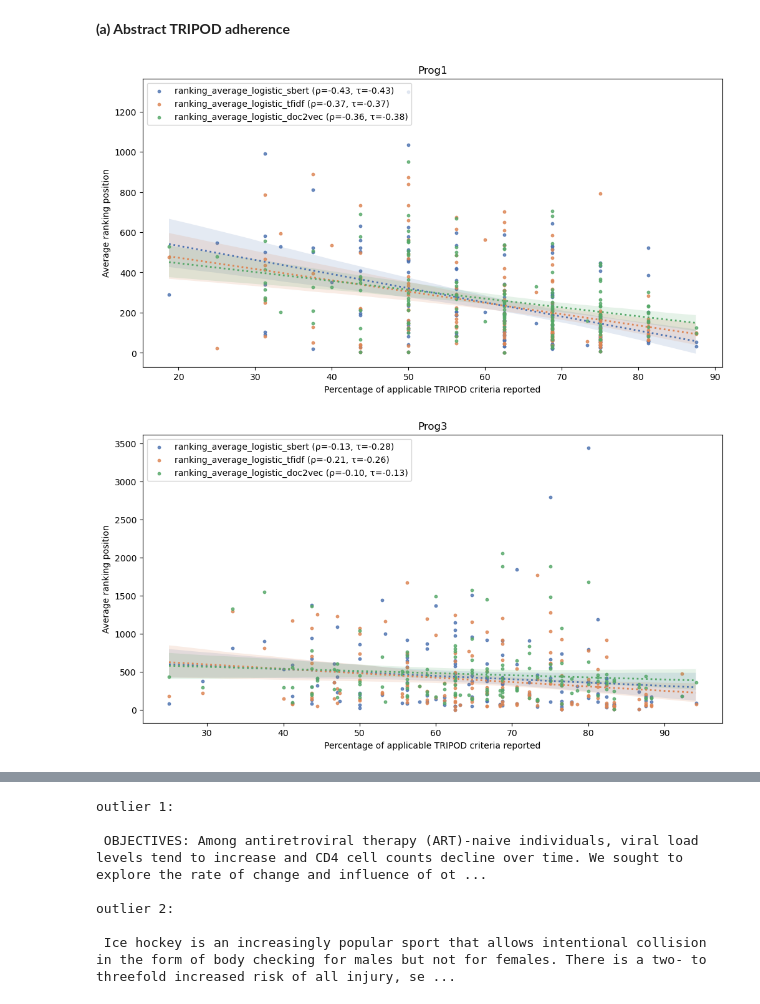
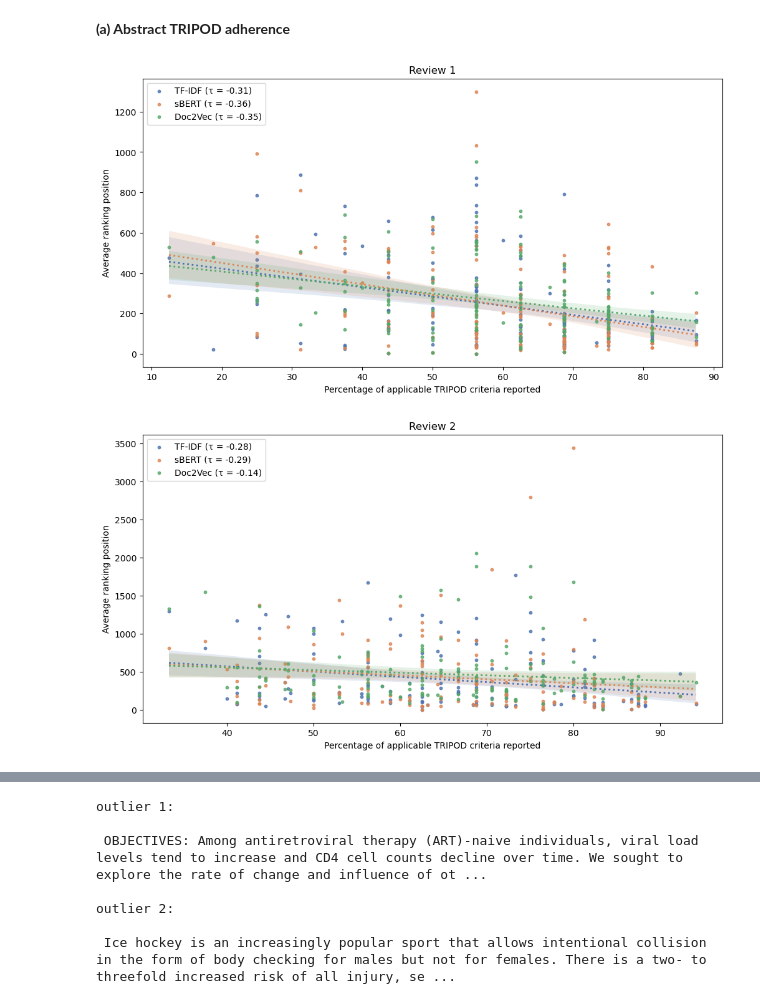
Before and after one commit to isa-sp/TAR-abstracts, a Jupyter notebook: set-up.ipynb, the cells around one changed output, grey strips where cells are left out. Cells and saved outputs as stored; diff of their text form; code cells hidden in the pictures.

```diff
--- a/set-up.ipynb
+++ b/set-up.ipynb
@@ -311,3 +300,12 @@ correlation_df_final
 | 124 | Review 2 | Abstract terminology usage (TF-ID... | sBERT | Continuous | 0.002 | 0.978 | 0.000 |
 | 125 | Review 2 | Abstract terminology usage (TF-ID... | Doc2Vec | Continuous | 0.115 | 0.166 | 0.035 |
 126 rows × 7 columns
+# %%
+# Also rename the review for the rest of the results of the current study
+rename_map = {'Prog1': 'Review 1', 'Prog3': 'Review 2'}
+review_dic_merged = {rename_map.get(k, k): v for k, v in review_dic_merged.items()}
+
+for key, value in review_dic_merged.items():
+    review_dic_merged[key] = review_dic_merged[key].rename(columns={'ranking_average_logistic_tfidf': 'TF-IDF',
+                                                                    'ranking_average_logistic_sbert': 'sBERT',
+                                                                    'ranking_average_logistic_doc2vec': 'Doc2Vec'})
@@ -314,9 +314,9 @@ correlation_df_final
 # %%
-rankings = ['ranking_average_logistic_sbert',
-            'ranking_average_logistic_tfidf',
-            'ranking_average_logistic_doc2vec'
-           ]
-dfs = ['Prog1', 'Prog3']
+rankings = ['TF-IDF',
+            'sBERT',
+            'Doc2Vec'
+                  ]
+dfs = ['Review 1', 'Review 2']
 
 plt.figure(figsize=(8, 6))
 
@@ -343,43 +343,41 @@ plt.show()
 # %% [markdown]
 **(a) Abstract TRIPOD adherence**
 # %%
-dfs = ['Prog1', 'Prog3']
+dfs = ['Review 1', 'Review 2']
 
 for df_name in dfs:
     df = review_dic_merged[df_name]
     df_plot1 = df[df['label_ft_included'] == 1].copy()
 
     x_variables = ['percentage_reported']
-    y_variables = ['ranking_average_logistic_sbert',
-                  'ranking_average_logistic_tfidf',
-                  'ranking_average_logistic_doc2vec'
+    y_variables = ['TF-IDF',
+                  'sBERT',
+                  'Doc2Vec'
                   ]
 
     plt.figure(figsize=(12, 6))
 
     colors = sns.color_palette("deep", len(y_variables))
 
     for i, y_var in enumerate(y_variables):
         x = df['percentage_reported']
         y = df[y_var]
 
-        # Compute Pearson correlation coefficient
-        pearson_corr = x.corr(y, method='pearson')
         spearman_corr = x.corr(y, method='spearman')
 
         sns.regplot(x=x, y=y, scatter=True,
                     scatter_kws={"s": 10, "color": colors[i]},
                     line_kws={"linewidth": 2, "linestyle": "dotted", "color": colors[i]},
-                    label=f"{y_var} (ρ={pearson_corr:.2f}, τ={spearman_corr:.2f})")
+                    label=f"{y_var} (τ = {spearman_corr:.2f})")
 
     plt.ylabel("Average ranking position")
     plt.xlabel("Percentage of applicable TRIPOD criteria reported")
     plt.legend(loc='upper left', frameon=True)
     plt.title(f'{df_name}')
     plt.show()
 # %% [output]
-[figure, old version]
+[figure, new version]
-[figure, old version]
+[figure, new version]
 # %%
 import pandas as pd
 import seaborn as sns
```
Also changed, not shown: parts of 14 cells of this notebook.
